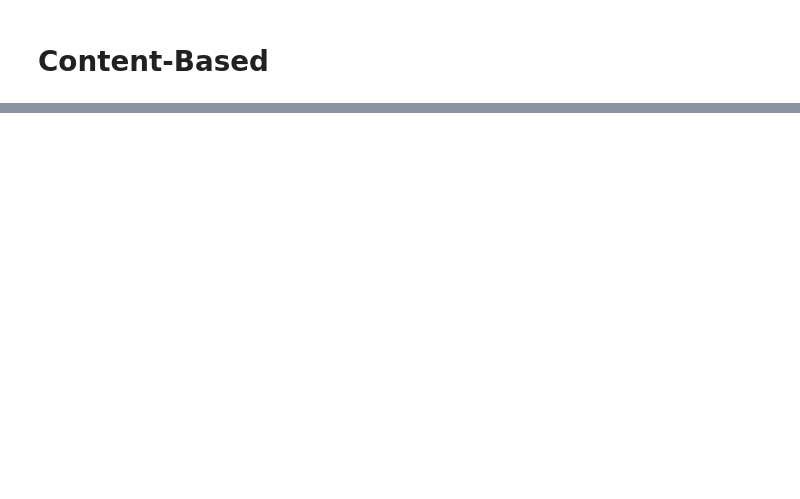
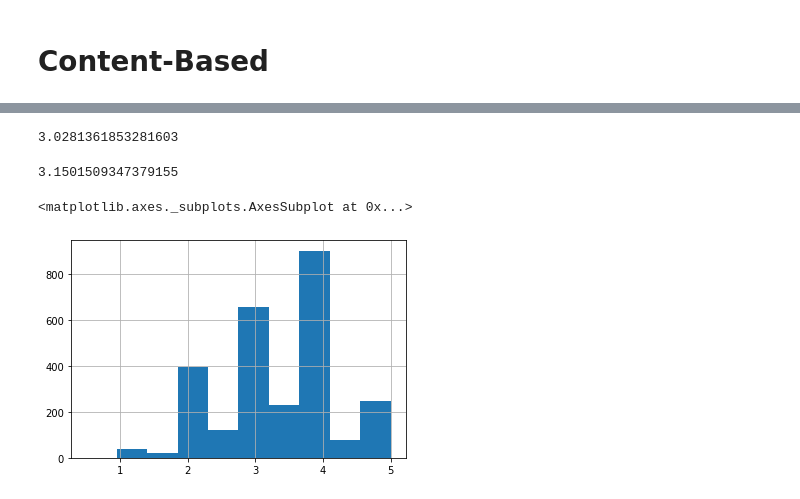
Before and after one commit to datarian-kr/reco, a Jupyter notebook: jaemin/section3_cb.ipynb, the cells around one changed output, grey strips where cells are left out. Cells and saved outputs as stored; diff of their text form; code cells hidden in the pictures; blank space fills up the shorter version.

```diff
--- a/jaemin/section3_cb.ipynb
+++ b/jaemin/section3_cb.ipynb
@@ -273,0 +42,3 @@ np.sqrt(mean_squared_error(r_test['rating'], r_test['predict']))
+# %%
+ratings = ratings.merge(genres, left_on='movieId', right_index=True).replace(0, np.nan)
+ratings.sample()
@@ -273,0 +273,3 @@ np.sqrt(mean_squared_error(r_test['rating'], r_test['predict']))
+# %%
+user414 = ratings[ratings['userId']==414].fillna(0)
+user414.sample()
@@ -273,0 +327,15 @@ np.sqrt(mean_squared_error(r_test['rating'], r_test['predict']))
+# %%
+# 액션 장르 영화 예상평점
+reg.intercept_ + reg.coef_[1]
+# %% [output]
+3.0281361853281603
+# %%
+# 액션, 어드벤쳐 장르 동시에 있는 영화 예상평점
+reg.intercept_ + reg.coef_[1] + reg.coef_[2]
+# %% [output]
+3.1501509347379155
+# %%
+user414['rating'].hist()
+# %% [output]
+<matplotlib.axes._subplots.AxesSubplot at 0x...>
+[figure, added]
```
Also changed, not shown: parts of 100 cells of this notebook.
